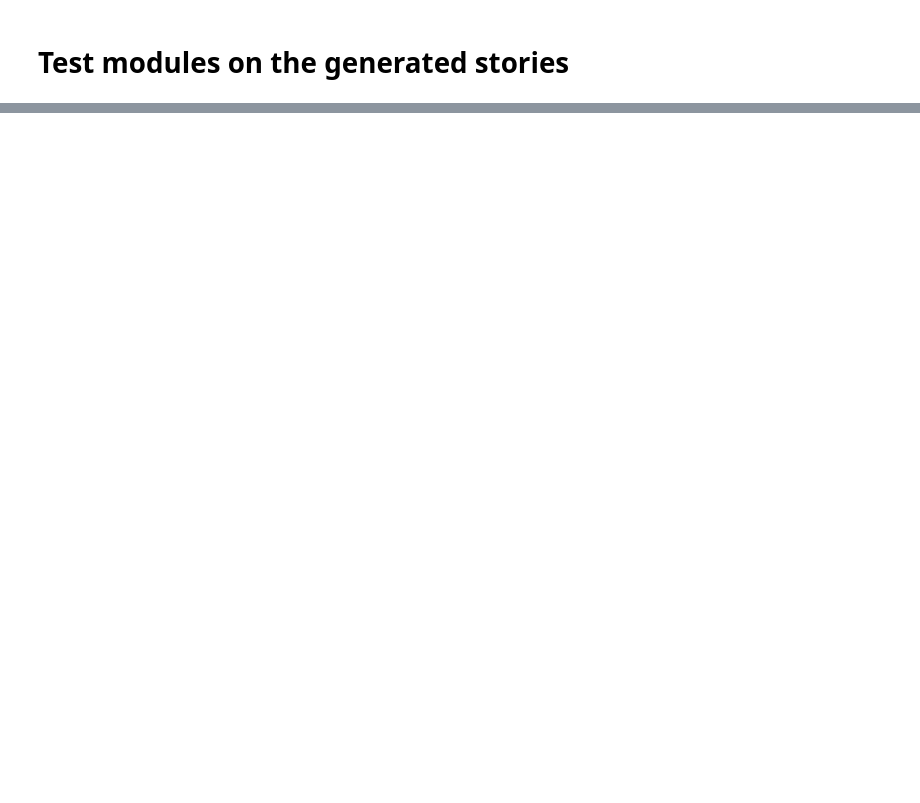
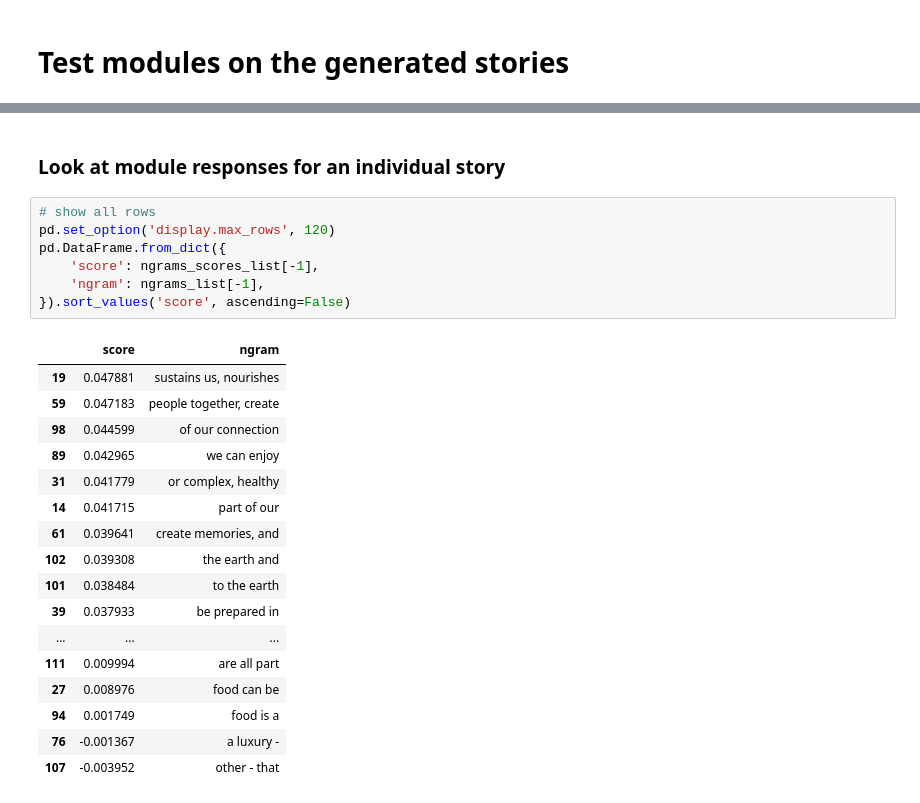
Before and after one commit to microsoft/automated-explanations, a Jupyter notebook: notebooks/04_fmri_story.ipynb, the cells around one changed output, grey strips where cells are left out. Drawn from its saved outputs; the diff is of its cells as text; blank space fills up the shorter version.

```diff
--- a/notebooks/04_fmri_story.ipynb
+++ b/notebooks/04_fmri_story.ipynb
@@ -228,0 +287,27 @@ plt.show()
+# %% [markdown]
+### Look at module responses for an individual story
+# %%
+# show all rows
+pd.set_option('display.max_rows', 120)
+pd.DataFrame.from_dict({
+    'score': ngrams_scores_list[-1],
+    'ngram': ngrams_list[-1],
+}).sort_values('score', ascending=False)
+# %% [output]
+|  | score | ngram |
+| 19 | 0.047881 | sustains us, nourishes |
+| 59 | 0.047183 | people together, create |
+| 98 | 0.044599 | of our connection |
+| 89 | 0.042965 | we can enjoy |
+| 31 | 0.041779 | or complex, healthy |
+| 14 | 0.041715 | part of our |
+| 61 | 0.039641 | create memories, and |
+| 102 | 0.039308 | the earth and |
+| 101 | 0.038484 | to the earth |
+| 39 | 0.037933 | be prepared in |
+| ... | ... | ... |
+| 111 | 0.009994 | are all part |
+| 27 | 0.008976 | food can be |
+| 94 | 0.001749 | food is a |
+| 76 | -0.001367 | a luxury - |
+| 107 | -0.003952 | other - that |
```
Also changed, not shown: parts of 11 cells of this notebook, 1 other file.
